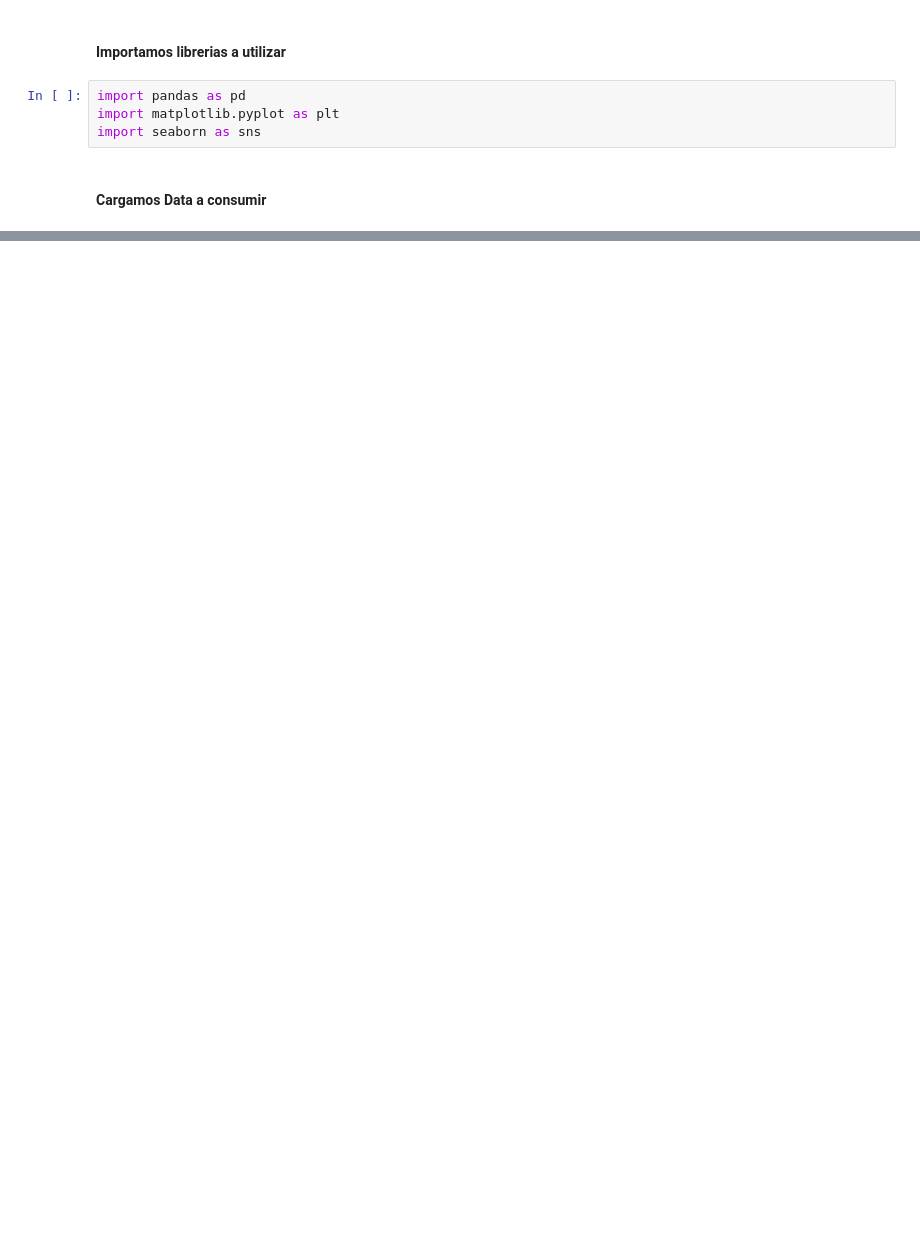
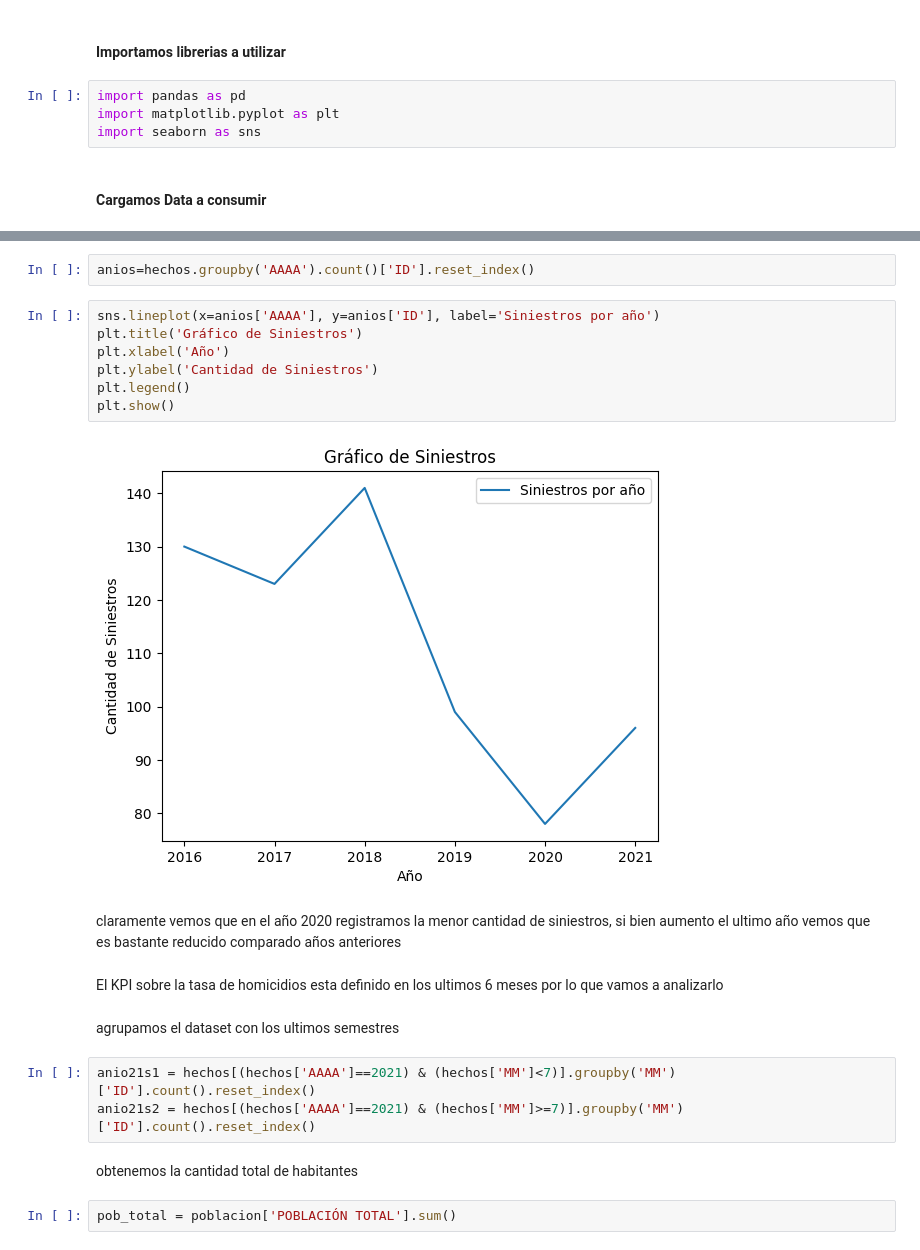
Before and after one commit to PrietoPy/PI_DA-PT, a Jupyter notebook: Notebooks/EDA.ipynb, the cells around one changed output, grey strips where cells are left out. Saved outputs shown, nothing was run; the diff lists cells and outputs as text; blank space fills up the shorter version.

```diff
--- a/Notebooks/EDA.ipynb
+++ b/Notebooks/EDA.ipynb
@@ -107,0 +90,24 @@ podemos identificar los puntos con mayor afluencia de siniestros
+# %%
+anios=hechos.groupby('AAAA').count()['ID'].reset_index()
+# %%
+sns.lineplot(x=anios['AAAA'], y=anios['ID'], label='Siniestros por año')
+plt.title('Gráfico de Siniestros')
+plt.xlabel('Año')
+plt.ylabel('Cantidad de Siniestros')
+plt.legend()
+plt.show()
+# %% [output]
+[figure, added]
+# %% [markdown]
+claramente vemos que en el año 2020 registramos la menor cantidad de siniestros, si bien aumento el ultimo año vemos que es bastante reducido comparado años anteriores
+# %% [markdown]
+El KPI sobre la tasa de homicidios esta definido en los ultimos 6 meses por lo que vamos a analizarlo
+# %% [markdown]
+agrupamos el dataset con los ultimos semestres
+# %%
+anio21s1 = hechos[(hechos['AAAA']==2021) & (hechos['MM']<7)].groupby('MM')['ID'].count().reset_index()
+anio21s2 = hechos[(hechos['AAAA']==2021) & (hechos['MM']>=7)].groupby('MM')['ID'].count().reset_index()
+# %% [markdown]
+obtenemos la cantidad total de habitantes
+# %%
+pob_total = poblacion['POBLACIÓN TOTAL'].sum()
```
Also changed, not shown: parts of 61 cells of this notebook, 14 other files.
